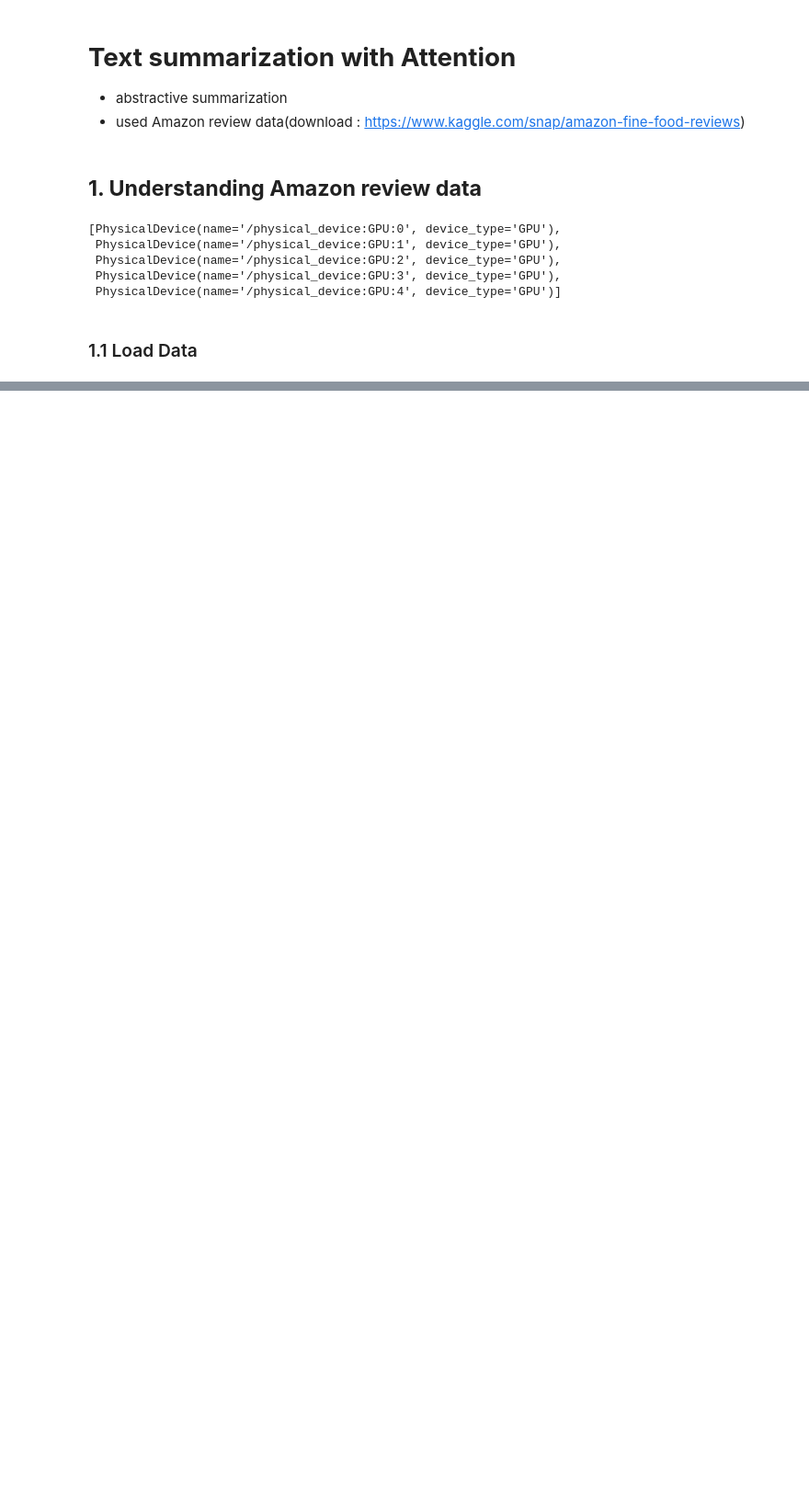
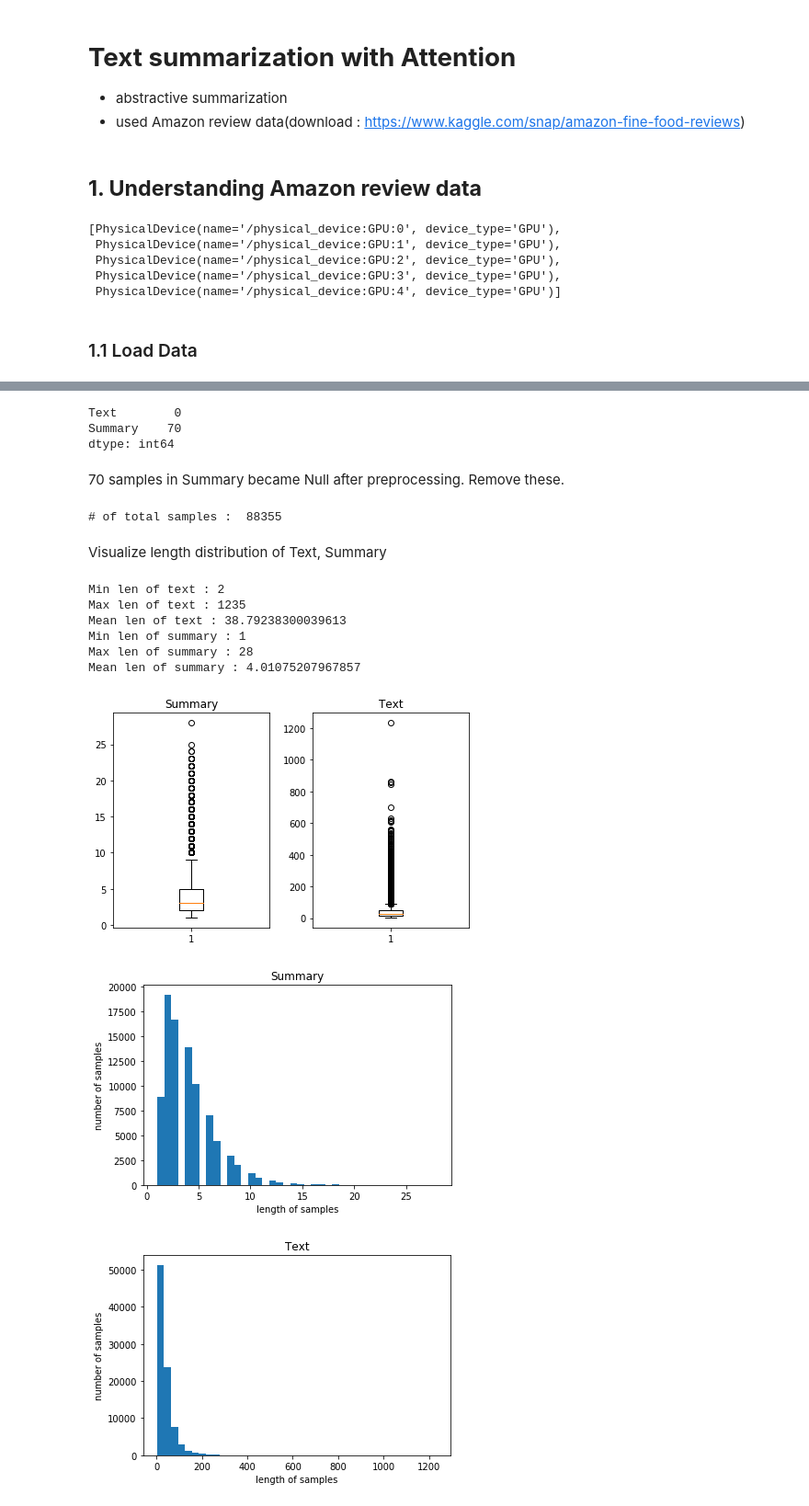
Before and after one commit to SangwonPark0211/NLP-tutorial, a Jupyter notebook: Text-Summarization/text_sum_with_attention.ipynb, the cells around one changed output, grey strips where cells are left out. Shown at 92% size. Saved outputs shown, nothing was run; the diff lists cells and outputs as text; code cells hidden in the pictures; blank space fills up the shorter version.

```diff
--- a/Text-Summarization/text_sum_with_attention.ipynb
+++ b/Text-Summarization/text_sum_with_attention.ipynb
@@ -29,0 +175,5 @@ tf.config.experimental.list_physical_devices('GPU')
+# %%
+clean_summary = []
+for s in data['Summary']:
+    clean_summary.append(preprocess_sentence(s,0))
+clean_summary[:5]
@@ -29,0 +188,3 @@ tf.config.experimental.list_physical_devices('GPU')
+# %%
+data['Text'] = clean_text
+data['Summary'] = clean_summary
@@ -29,0 +193,57 @@ tf.config.experimental.list_physical_devices('GPU')
+# %%
+data.replace('', np.nan, inplace=True)
+print(data.isnull().sum())
+# %% [output]
+Text        0
+Summary    70
+dtype: int64
+# %% [markdown]
+70 samples in Summary became Null after preprocessing. Remove these.
+# %%
+data.dropna(axis=0, inplace=True)
+print('# of total samples : ', len(data))
+# %% [output]
+# of total samples :  88355
+# %% [markdown]
+Visualize length distribution of Text, Summary
+# %%
+text_len = [len(s.split()) for s in data['Text']]
+summary_len = [len(s.split()) for s in data['Summary']]
+
+print('Min len of text : {}'.format(np.min(text_len)))
+print('Max len of text : {}'.format(np.max(text_len)))
+print('Mean len of text : {}'.format(np.mean(text_len)))
+print('Min len of summary : {}'.format(np.min(summary_len)))
+print('Max len of summary : {}'.format(np.max(summary_len)))
+print('Mean len of summary : {}'.format(np.mean(summary_len)))
+
+plt.subplot(1,2,1)
+plt.boxplot(summary_len)
+plt.title('Summary')
+plt.subplot(1,2,2)
+plt.boxplot(text_len)
+plt.title('Text')
+plt.tight_layout()
+plt.show()
+
+plt.title('Summary')
+plt.hist(summary_len, bins=40)
+plt.xlabel('length of samples')
+plt.ylabel('number of samples')
+plt.show()
+
+plt.title('Text')
+plt.hist(text_len, bins=40)
+plt.xlabel('length of samples')
+plt.ylabel('number of samples')
+plt.show()
+# %% [output]
+Min len of text : 2
+Max len of text : 1235
+Mean len of text : 38.79238300039613
+Min len of summary : 1
+Max len of summary : 28
+Mean len of summary : 4.01075207967857
+[figure, added]
+[figure, added]
+[figure, added]
```
Also changed, not shown: parts of 100 cells of this notebook, 2 other files.
